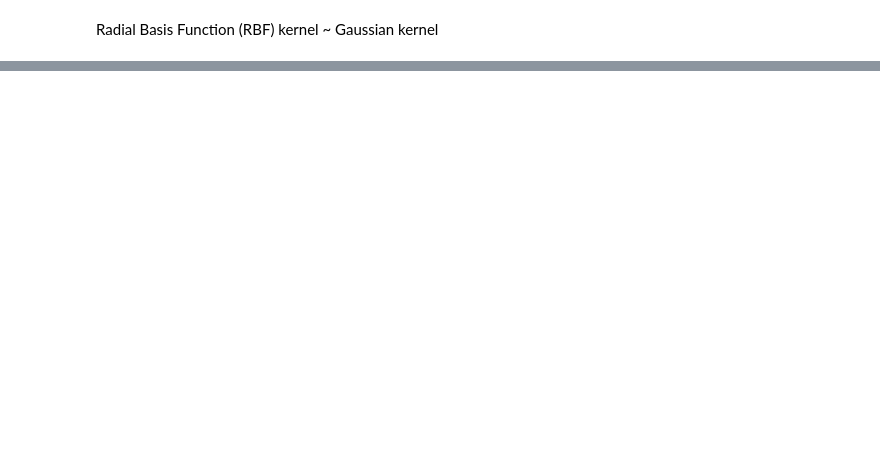
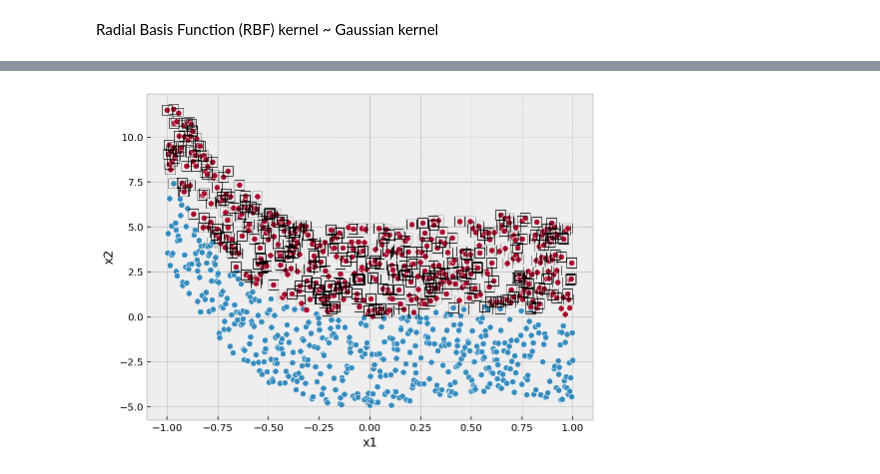
Before and after one commit to marcel-goldschen-ohm/NEU-365P-385L-Spring-2022, a Jupyter notebook: lectures/22 - classification/classification.ipynb, the cells around one changed output, grey strips where cells are left out. Cells and saved outputs as stored; diff of their text form; code cells hidden in the pictures; blank space fills up the shorter version.

```diff
--- a/lectures/22 - classification/classification.ipynb
+++ b/lectures/22 - classification/classification.ipynb
@@ -703,0 +768,10 @@ C
+# %%
+y_pred = model.predict(X)
+
+plt.plot(x1[y == 0], x2[y == 0], 'o')
+plt.plot(x1[y == 1], x2[y == 1], 'o')
+plt.plot(x1[y_pred == 1], x2[y_pred == 1], 's', ms=10, mfc='none', mec='k')
+plt.xlabel('x1')
+plt.ylabel('x2');
+# %% [output]
+[figure, added]
```
Also changed, not shown: parts of 25 cells of this notebook, 4 other files.
